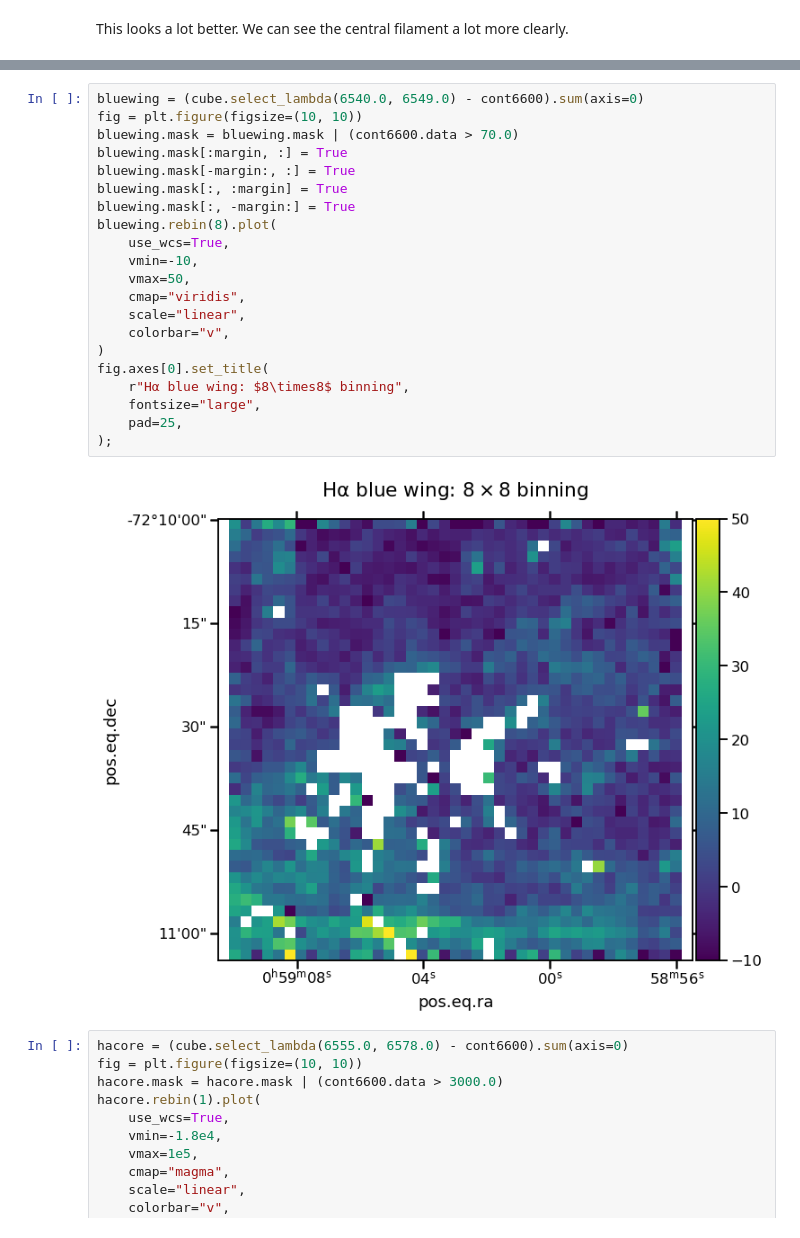
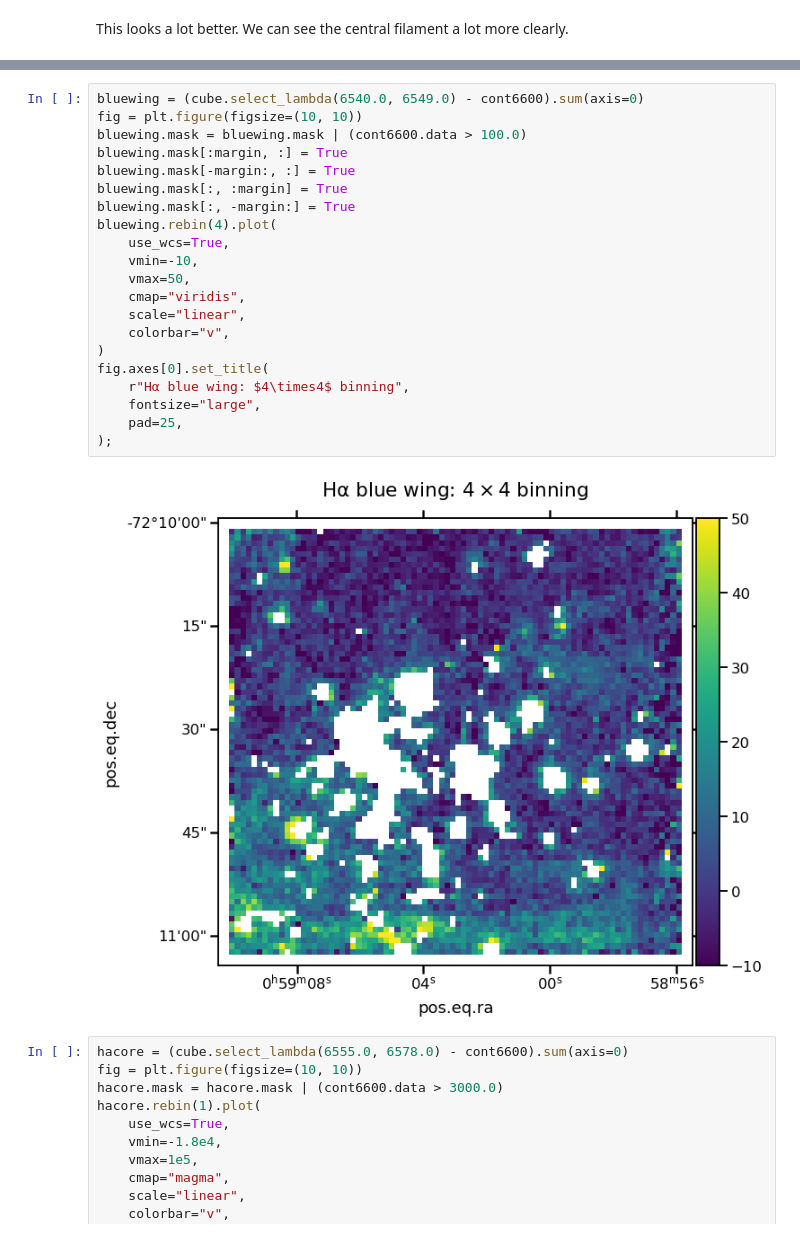
Before and after one commit to will-henney/muse-hii-regions, a Jupyter notebook: notebooks/02-00-raman-wings.ipynb, the cells around one changed output, grey strips where cells are left out. Cells and saved outputs as stored; diff of their text form.

```diff
--- a/notebooks/02-00-raman-wings.ipynb
+++ b/notebooks/02-00-raman-wings.ipynb
@@ -125,26 +125,26 @@ fig.axes[0].set_title(
 # %%
 bluewing = (cube.select_lambda(6540.0, 6549.0) - cont6600).sum(axis=0)
 fig = plt.figure(figsize=(10, 10))
-bluewing.mask = bluewing.mask | (cont6600.data > 70.0)
+bluewing.mask = bluewing.mask | (cont6600.data > 100.0)
 bluewing.mask[:margin, :] = True
 bluewing.mask[-margin:, :] = True
 bluewing.mask[:, :margin] = True
 bluewing.mask[:, -margin:] = True
-bluewing.rebin(8).plot(
+bluewing.rebin(4).plot(
     use_wcs=True,
     vmin=-10,
     vmax=50,
     cmap="viridis",
     scale="linear",
     colorbar="v",
 )
 fig.axes[0].set_title(
-    r"Hα blue wing: $8\times8$ binning",
+    r"Hα blue wing: $4\times4$ binning",
     fontsize="large",
     pad=25,
 );
 # %% [output]
-[figure, old version]
+[figure, new version]
 # %%
 hacore = (cube.select_lambda(6555.0, 6578.0) - cont6600).sum(axis=0)
 fig = plt.figure(figsize=(10, 10))
```
Also changed, not shown: parts of 7 cells of this notebook, 2 other files.
